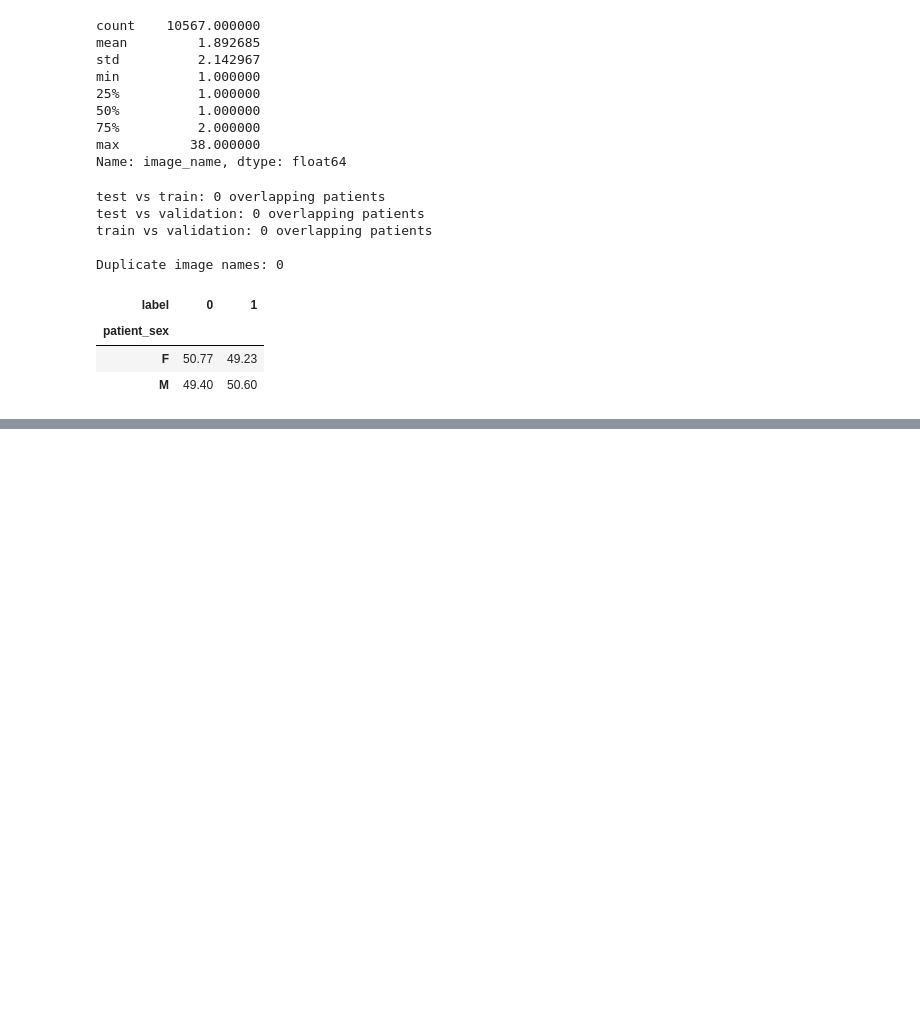
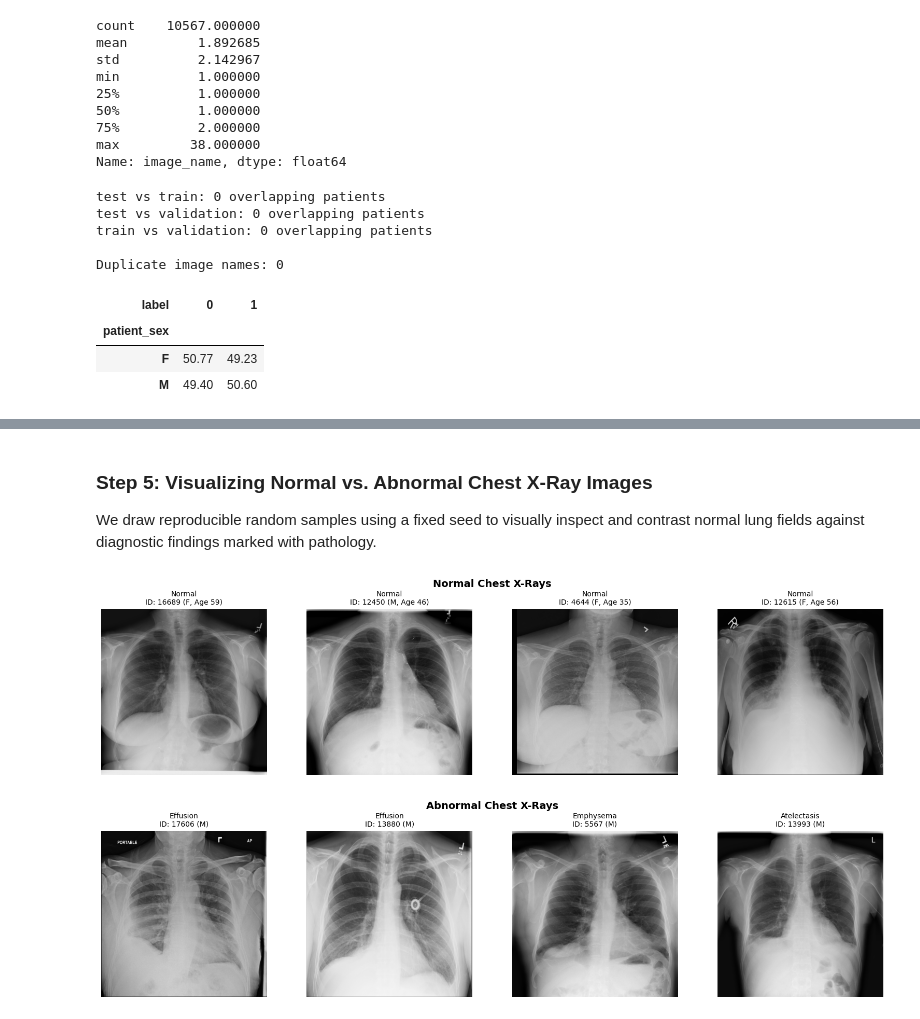
Before and after one commit to tarek0026/Reliable-Chest-X-Ray-AI, a Jupyter notebook: notebooks/02_EDA_20k.ipynb, the cells around one changed output, grey strips where cells are left out. Saved outputs shown, nothing was run; the diff lists cells and outputs as text; code cells hidden in the pictures; blank space fills up the shorter version.

```diff
--- a/notebooks/02_EDA_20k.ipynb
+++ b/notebooks/02_EDA_20k.ipynb
@@ -215,0 +389,28 @@ pd.crosstab(
+# %% [markdown]
+### Step 5: Visualizing Normal vs. Abnormal Chest X-Ray Images
+We draw reproducible random samples using a fixed seed to visually inspect and contrast normal lung fields against diagnostic findings marked with pathology.
+# %%
+# 1. Primary Classification: Normal vs. Abnormal
+if 'existing_df' in locals() and len(existing_df) > 0:
+    # Normal samples
+    normal_subset = existing_df[existing_df['Normal'] == True]
+    if len(normal_subset) >= 4:
+        normal_samples = normal_subset.sample(n=4, random_state=RANDOM_SEED)
+        display_image_grid(
+            normal_samples['Full_Path'].tolist(),
+            [f"Normal\nID: {r['Patient ID']} ({r['Patient Sex']}, Age {r['Patient Age']})" for _, r in normal_samples.iterrows()],
+            cols=4, rows=1, grid_title="Normal Chest X-Rays"
+        )
+
+    # Abnormal samples
+    abnormal_subset = existing_df[existing_df['Normal'] == False]
+    if len(abnormal_subset) >= 4:
+        abnormal_samples = abnormal_subset.sample(n=4, random_state=RANDOM_SEED)
+        display_image_grid(
+            abnormal_samples['Full_Path'].tolist(),
+            [f"{r['Finding Labels'].split('|')[0]}\nID: {r['Patient ID']} ({r['Patient Sex']})" for _, r in abnormal_samples.iterrows()],
+            cols=4, rows=1, grid_title="Abnormal Chest X-Rays"
+        )
+# %% [output]
+[figure, added]
+[figure, added]
```
Also changed, not shown: parts of 16 cells of this notebook.
